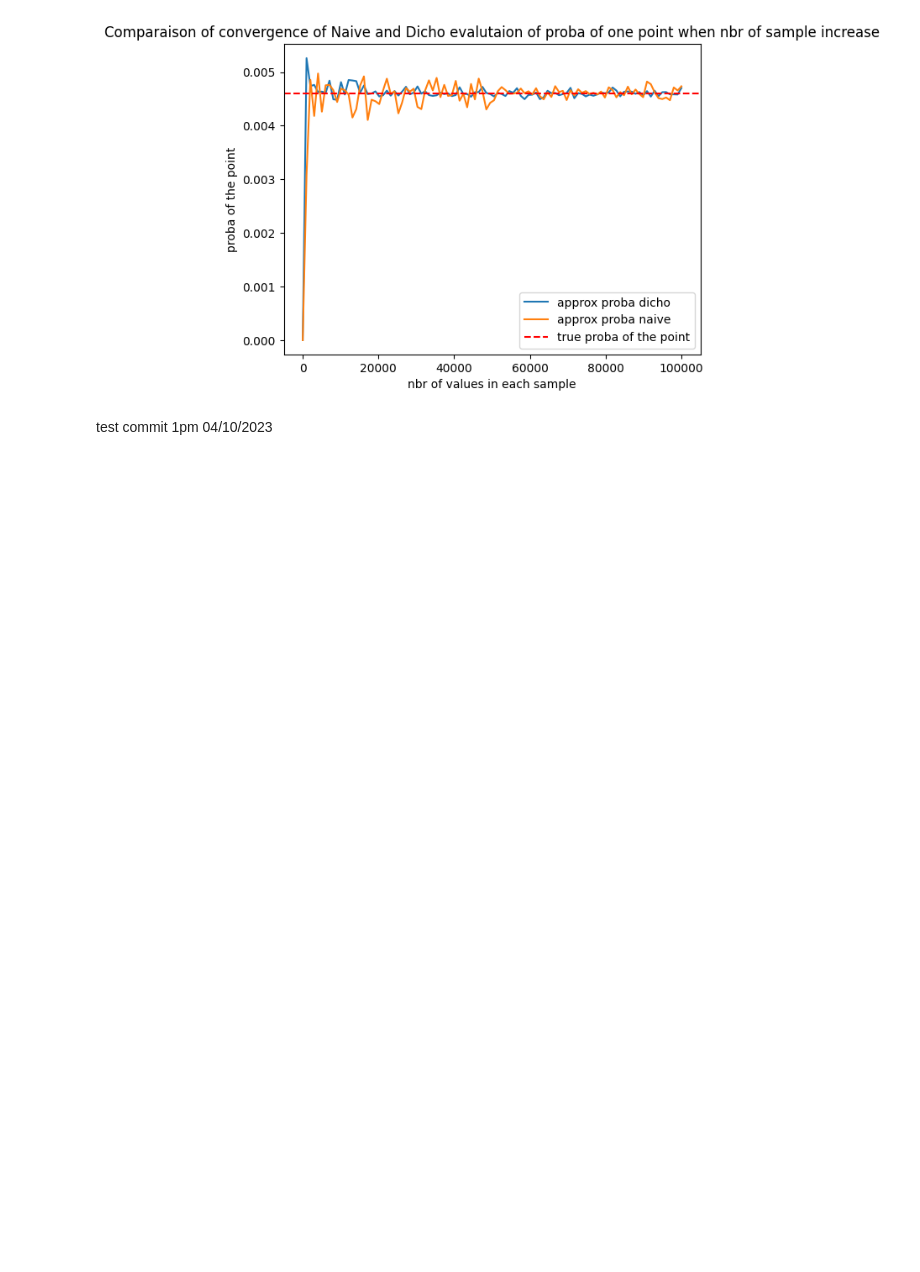
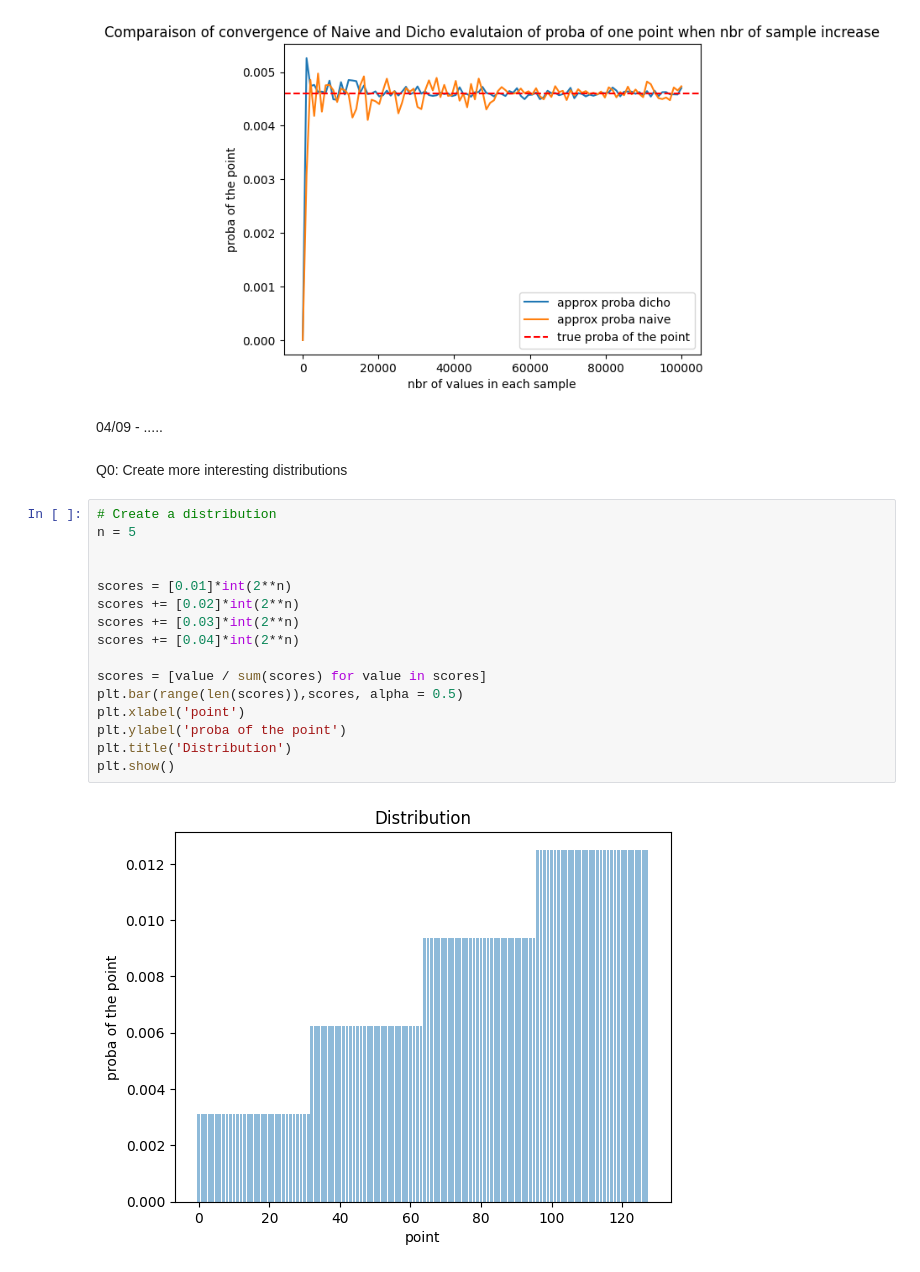
Before and after one commit to legoff1/Entropy_graph, a Jupyter notebook: Yash/controled_sample.ipynb, the cells around one changed output. Cells and saved outputs as stored; diff of their text form; blank space fills up the shorter version.

```diff
--- a/Yash/controled_sample.ipynb
+++ b/Yash/controled_sample.ipynb
@@ -201,5 +205,25 @@ plt.show()
 # %% [output]
 [figure]
 [figure]
-# %% [markdown]
-test commit 1pm 04/10/2023
+# %% [markdown]
+04/09 - .....
+# %% [markdown]
+Q0: Create more interesting distributions
+# %%
+# Create a distribution
+n = 5
+
+
+scores = [0.01]*int(2**n)
+scores += [0.02]*int(2**n)
+scores += [0.03]*int(2**n)
+scores += [0.04]*int(2**n)
+
+scores = [value / sum(scores) for value in scores]
+plt.bar(range(len(scores)),scores, alpha = 0.5)
+plt.xlabel('point')
+plt.ylabel('proba of the point')
+plt.title('Distribution')
+plt.show()
+# %% [output]
+[figure, added]
```
Also changed, not shown: parts of 6 cells of this notebook, 2 other files.
